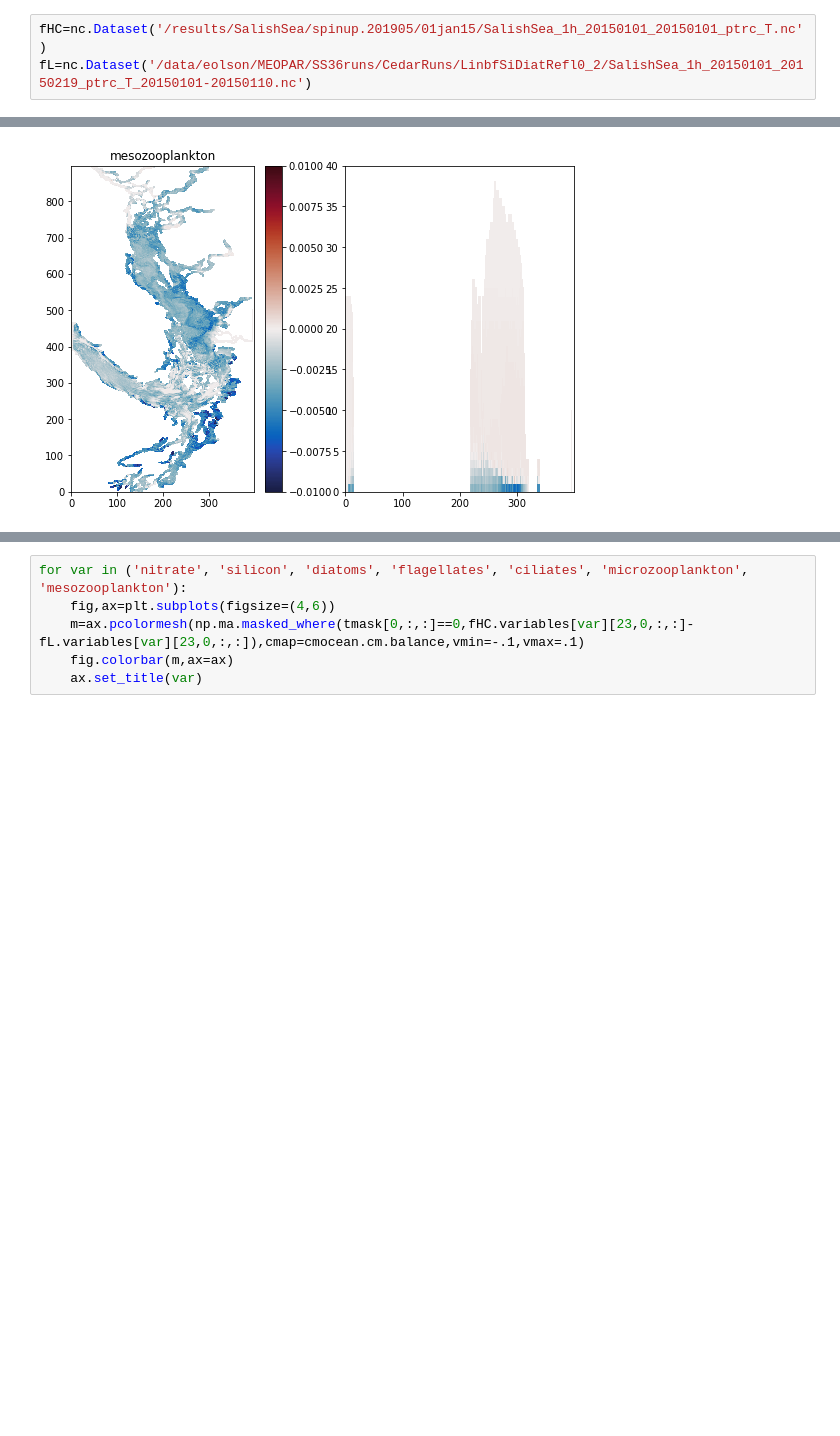
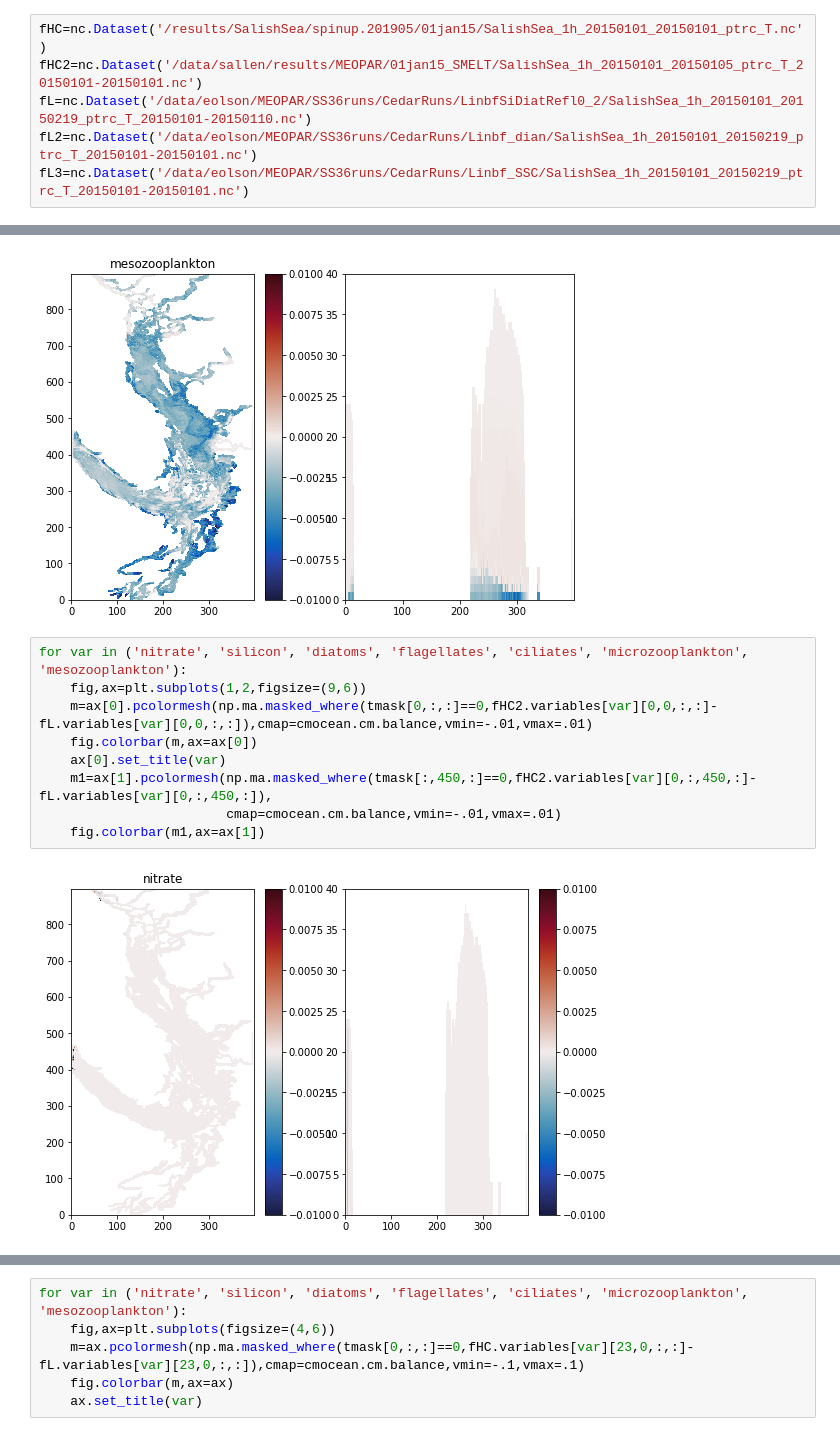
Before and after one commit to SalishSeaCast/analysis-elise-2, a Jupyter notebook: notebooks/bioTuning/compare_LinbfSiDiatRefl0_2_HC1905spinup4.ipynb, the cells around one changed output, grey strips where cells are left out. Cells and saved outputs as stored; diff of their text form; blank space fills up the shorter version.

```diff
--- a/notebooks/bioTuning/compare_LinbfSiDiatRefl0_2_HC1905spinup4.ipynb
+++ b/notebooks/bioTuning/compare_LinbfSiDiatRefl0_2_HC1905spinup4.ipynb
@@ -30,7 +30,10 @@ with nc.Dataset('/ocean/eolson/MEOPAR/NEMO-forcing/grid/mesh_mask201702_noLPE.nc
     tmask=m.variables['tmask'][0,:,:,:]
 # %%
 fHC=nc.Dataset('/results/SalishSea/spinup.201905/01jan15/SalishSea_1h_20150101_20150101_ptrc_T.nc')
+fHC2=nc.Dataset('/data/sallen/results/MEOPAR/01jan15_SMELT/SalishSea_1h_20150101_20150105_ptrc_T_20150101-20150101.nc')
 fL=nc.Dataset('/data/eolson/MEOPAR/SS36runs/CedarRuns/LinbfSiDiatRefl0_2/SalishSea_1h_20150101_20150219_ptrc_T_20150101-20150110.nc')
+fL2=nc.Dataset('/data/eolson/MEOPAR/SS36runs/CedarRuns/Linbf_dian/SalishSea_1h_20150101_20150219_ptrc_T_20150101-20150101.nc')
+fL3=nc.Dataset('/data/eolson/MEOPAR/SS36runs/CedarRuns/Linbf_SSC/SalishSea_1h_20150101_20150219_ptrc_T_20150101-20150101.nc')
 # %%
 for var in ('nitrate', 'silicon', 'diatoms', 'flagellates', 'ciliates', 'microzooplankton', 'mesozooplankton'):
     fig,ax=plt.subplots(1,2,figsize=(9,6))
@@ -46,3 +49,14 @@ for var in ('nitrate', 'silicon', 'diatoms', 'flagellates', 'ciliates', 'microzo
 [figure]
 [figure]
 [figure]
+# %%
+for var in ('nitrate', 'silicon', 'diatoms', 'flagellates', 'ciliates', 'microzooplankton', 'mesozooplankton'):
+    fig,ax=plt.subplots(1,2,figsize=(9,6))
+    m=ax[0].pcolormesh(np.ma.masked_where(tmask[0,:,:]==0,fHC2.variables[var][0,0,:,:]-fL.variables[var][0,0,:,:]),cmap=cmocean.cm.balance,vmin=-.01,vmax=.01)
+    fig.colorbar(m,ax=ax[0])
+    ax[0].set_title(var)
+    m1=ax[1].pcolormesh(np.ma.masked_where(tmask[:,450,:]==0,fHC2.variables[var][0,:,450,:]-fL.variables[var][0,:,450,:]),
+                        cmap=cmocean.cm.balance,vmin=-.01,vmax=.01)
+    fig.colorbar(m1,ax=ax[1])
+# %% [output]
+[figure, added]
```
Also changed, not shown: parts of 4 cells of this notebook, 19 other files.
